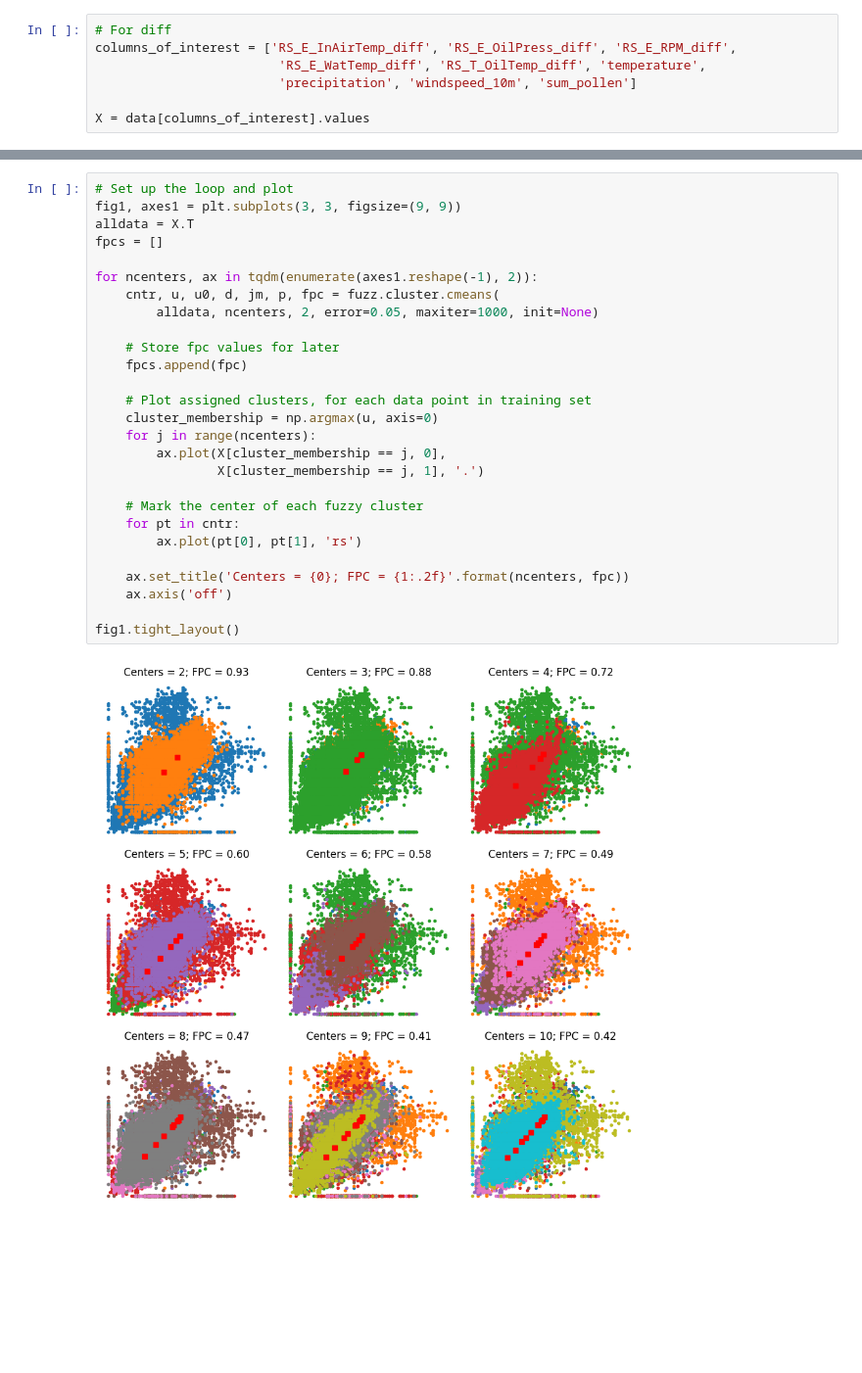
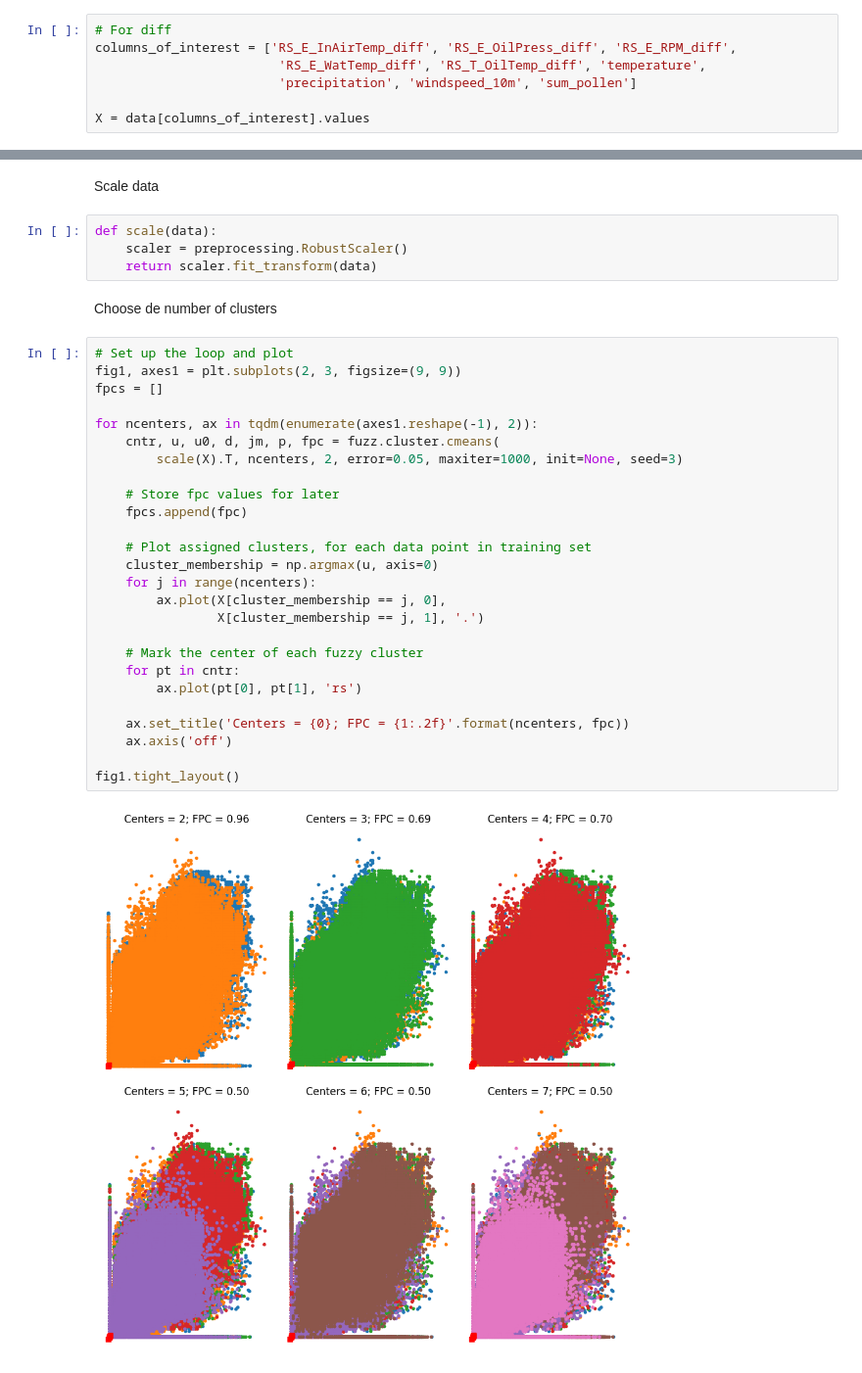
Before and after one commit to koadegno/data-minig-project, a Jupyter notebook: Fuzzy.ipynb, the cells around one changed output, grey strips where cells are left out. Shown at 98% size. Cells and saved outputs as stored; diff of their text form; blank space fills up the shorter version.

```diff
--- a/Fuzzy.ipynb
+++ b/Fuzzy.ipynb
@@ -108,29 +138,36 @@ X = data[columns_of_interest].values
+# %% [markdown]
+Scale data
+# %%
+def scale(data):
+    scaler = preprocessing.RobustScaler()
+    return scaler.fit_transform(data)
+# %% [markdown]
+Choose de number of clusters
 # %%
 # Set up the loop and plot
-fig1, axes1 = plt.subplots(3, 3, figsize=(9, 9))
-alldata = X.T
+fig1, axes1 = plt.subplots(2, 3, figsize=(9, 9))
 fpcs = []
 
 for ncenters, ax in tqdm(enumerate(axes1.reshape(-1), 2)):
     cntr, u, u0, d, jm, p, fpc = fuzz.cluster.cmeans(
-        alldata, ncenters, 2, error=0.05, maxiter=1000, init=None)
+        scale(X).T, ncenters, 2, error=0.05, maxiter=1000, init=None, seed=3)
 
     # Store fpc values for later
     fpcs.append(fpc)
 
     # Plot assigned clusters, for each data point in training set
     cluster_membership = np.argmax(u, axis=0)
     for j in range(ncenters):
         ax.plot(X[cluster_membership == j, 0],
                 X[cluster_membership == j, 1], '.')
 
     # Mark the center of each fuzzy cluster
     for pt in cntr:
         ax.plot(pt[0], pt[1], 'rs')
 
     ax.set_title('Centers = {0}; FPC = {1:.2f}'.format(ncenters, fpc))
     ax.axis('off')
 
 fig1.tight_layout()
 # %% [output]
-[figure, old version]
+[figure, new version]
```
Also changed, not shown: parts of 29 cells of this notebook.
